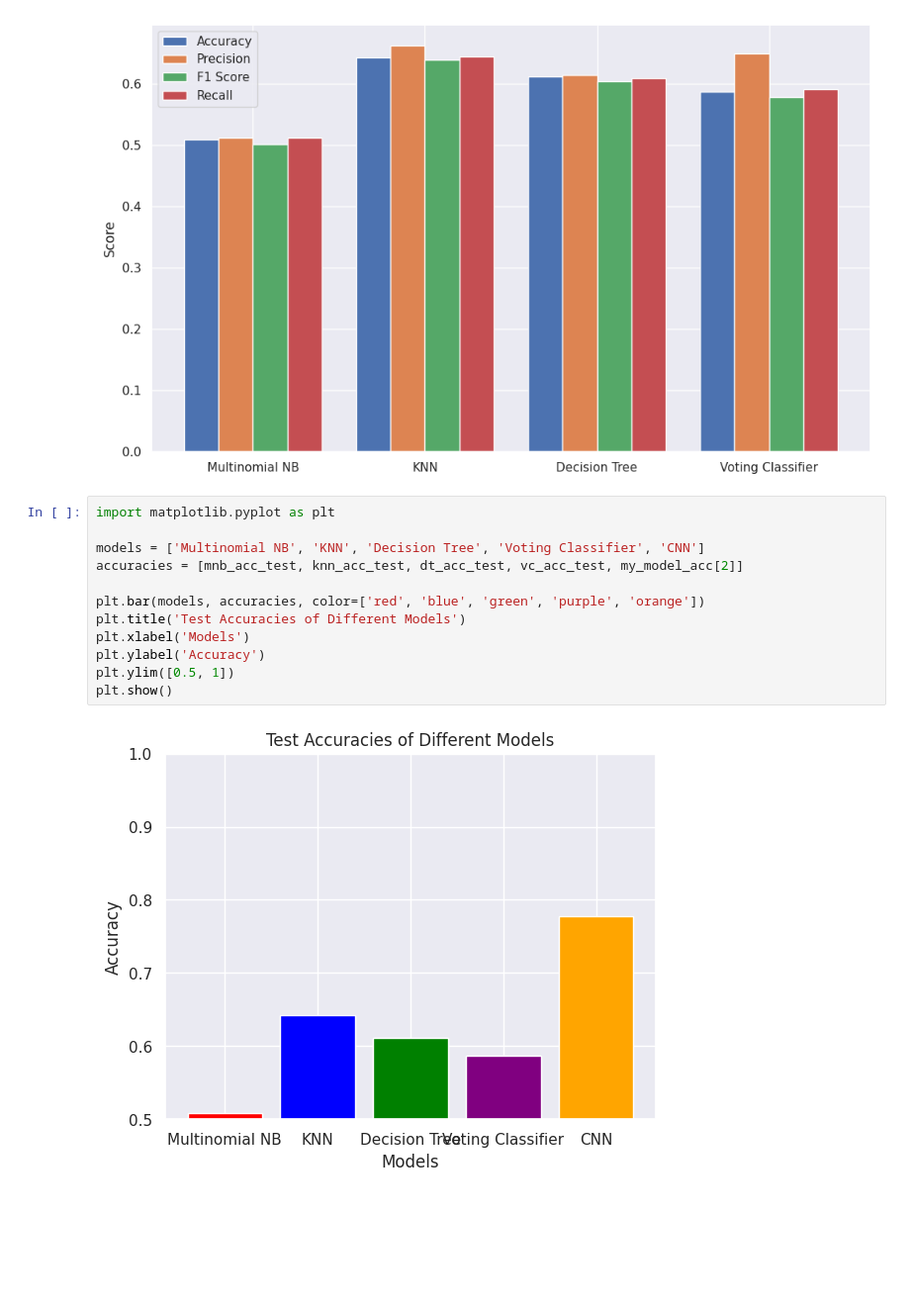
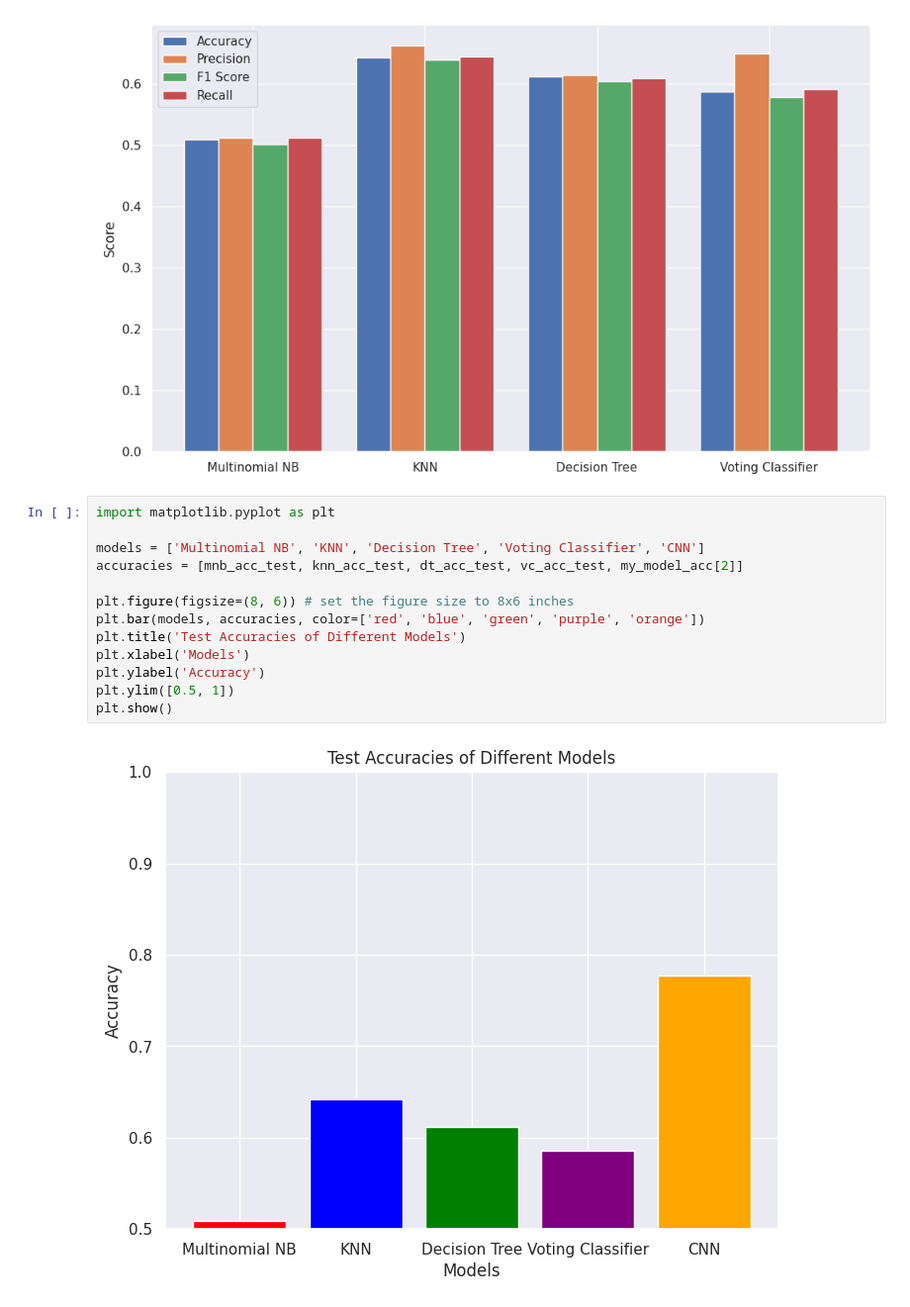
Before and after one commit to mayukhathumiki876/Maongo-Leaf-Disease-Image-Classification, a Jupyter notebook: Main_Project.ipynb, the cells around one changed output. Shown at 99% size. Saved outputs shown, nothing was run; the diff lists cells and outputs as text; blank space fills up the shorter version.

```diff
--- a/Main_Project.ipynb
+++ b/Main_Project.ipynb
@@ -1084,14 +1084,15 @@ plt.show()
 # %%
 import matplotlib.pyplot as plt
 
 models = ['Multinomial NB', 'KNN', 'Decision Tree', 'Voting Classifier', 'CNN']
 accuracies = [mnb_acc_test, knn_acc_test, dt_acc_test, vc_acc_test, my_model_acc[2]]
 
+plt.figure(figsize=(8, 6)) # set the figure size to 8x6 inches
 plt.bar(models, accuracies, color=['red', 'blue', 'green', 'purple', 'orange'])
 plt.title('Test Accuracies of Different Models')
 plt.xlabel('Models')
 plt.ylabel('Accuracy')
 plt.ylim([0.5, 1])
 plt.show()
 # %% [output]
-[figure, old version]
+[figure, new version]
```
